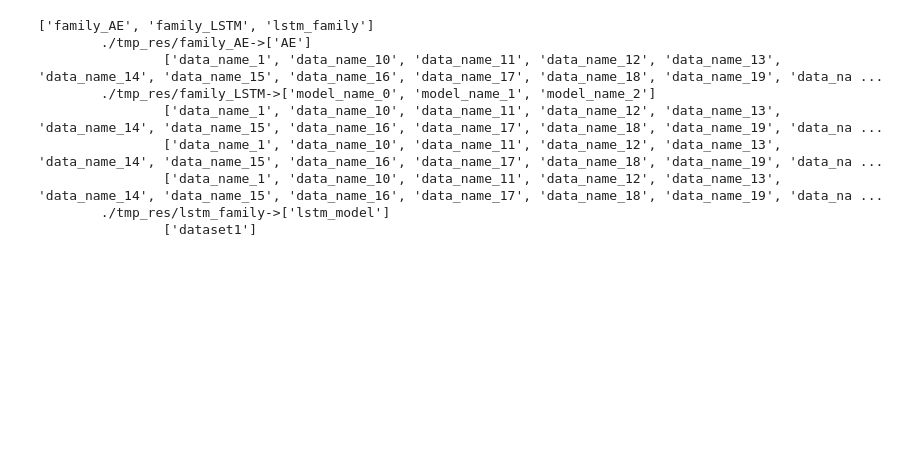
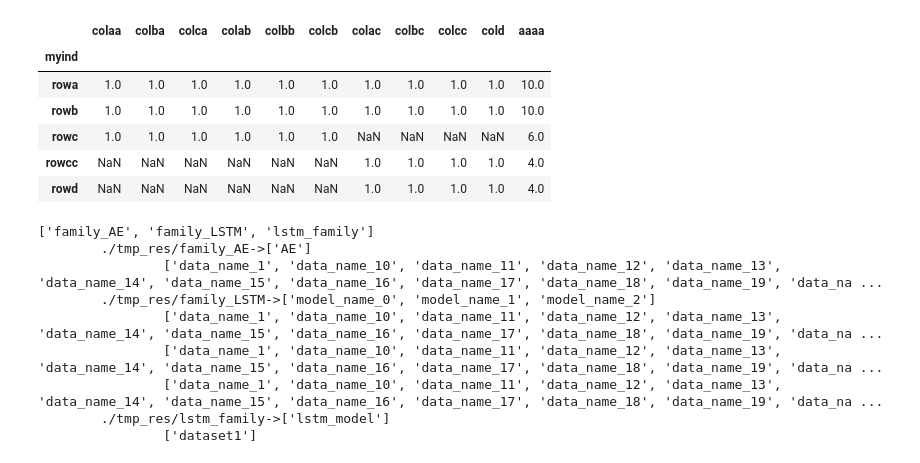
Before and after one commit to Anastasis-Iliopoulos/timeseries-anomaly-detection-with-feature-bagging-and-nested-rotations, a Jupyter notebook: test.ipynb, the cells around one changed output. Cells and saved outputs as stored; diff of their text form; code cells hidden in the pictures; blank space fills up the shorter version.

```diff
--- a/test.ipynb
+++ b/test.ipynb
@@ -113,3 +174,35 @@ walkbf( os.getcwd() )
+# %%
+df1 = pd.DataFrame([
+    (1,1,1),
+    (1,1,1),
+    (1,1,1)
+],columns=["colaa","colba","colca"], index=["rowa","rowb","rowc"])
+df1.index.name='myind'
+df2 = pd.DataFrame([
+    (1,1,1),
+    (1,1,1),
+    (1,1,1)
+],columns=["colab","colbb","colcb"], index=["rowa","rowb","rowc"])
+df2.index.name='myind'
+df3 = pd.DataFrame([
+    (1,1,1,1),
+    (1,1,1,1),
+    (1,1,1,1),
+    (1,1,1,1),
+],columns=["colac","colbc","colcc", "cold"], index=["rowa","rowb","rowcc", "rowd"])
+df3.index.name='myind'
+dataframe_list = [df1,df2,df3]
+dfff = pd.concat(dataframe_list, ignore_index=False,axis=1)
+dfff["aaaa"] = dfff.sum(axis=1)
+dfff
+# %% [output]
+|  | colaa | colba | colca | colab | colbb | colcb | colac | colbc | colcc | cold | aaaa |
+| myind |  |  |  |  |  |  |  |  |  |  |  |
+| rowa | 1.0 | 1.0 | 1.0 | 1.0 | 1.0 | 1.0 | 1.0 | 1.0 | 1.0 | 1.0 | 10.0 |
+| rowb | 1.0 | 1.0 | 1.0 | 1.0 | 1.0 | 1.0 | 1.0 | 1.0 | 1.0 | 1.0 | 10.0 |
+| rowc | 1.0 | 1.0 | 1.0 | 1.0 | 1.0 | 1.0 | NaN | NaN | NaN | NaN | 6.0 |
+| rowcc | NaN | NaN | NaN | NaN | NaN | NaN | 1.0 | 1.0 | 1.0 | 1.0 | 4.0 |
+| rowd | NaN | NaN | NaN | NaN | NaN | NaN | 1.0 | 1.0 | 1.0 | 1.0 | 4.0 |
 # %%
 print(os.listdir("./tmp_res/"))
 for family in os.listdir("./tmp_res/"):
```
Also changed, not shown: parts of 7 cells of this notebook, 2 other files.
